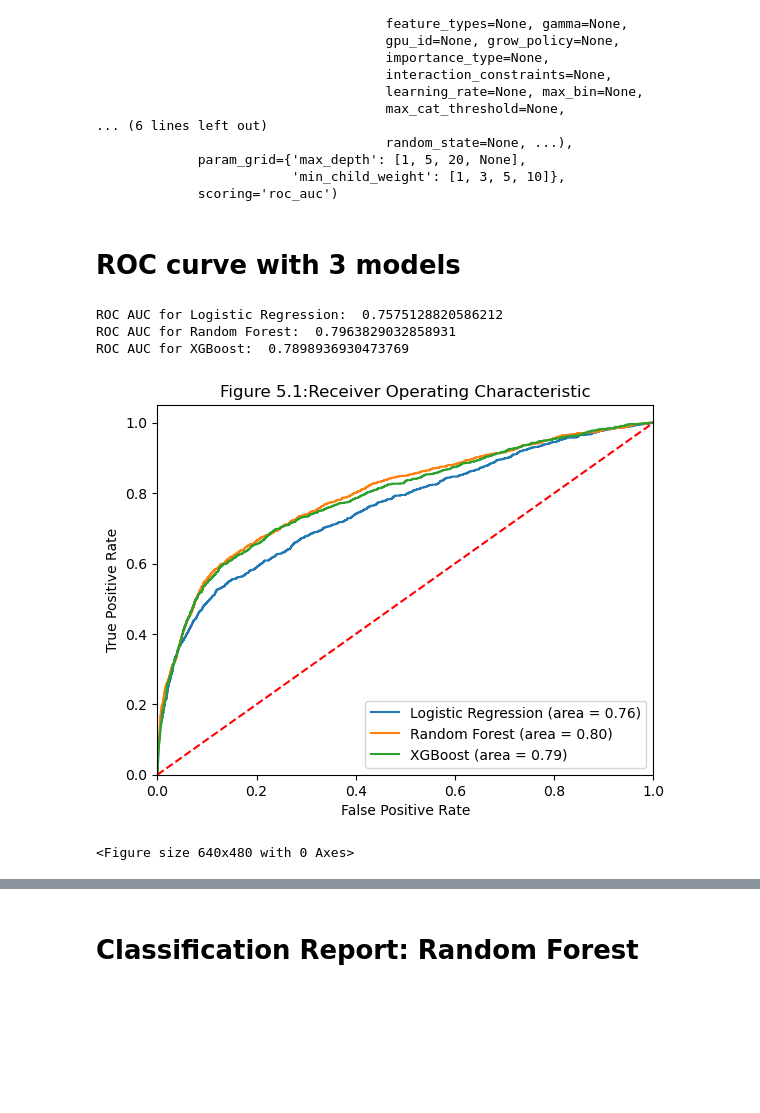
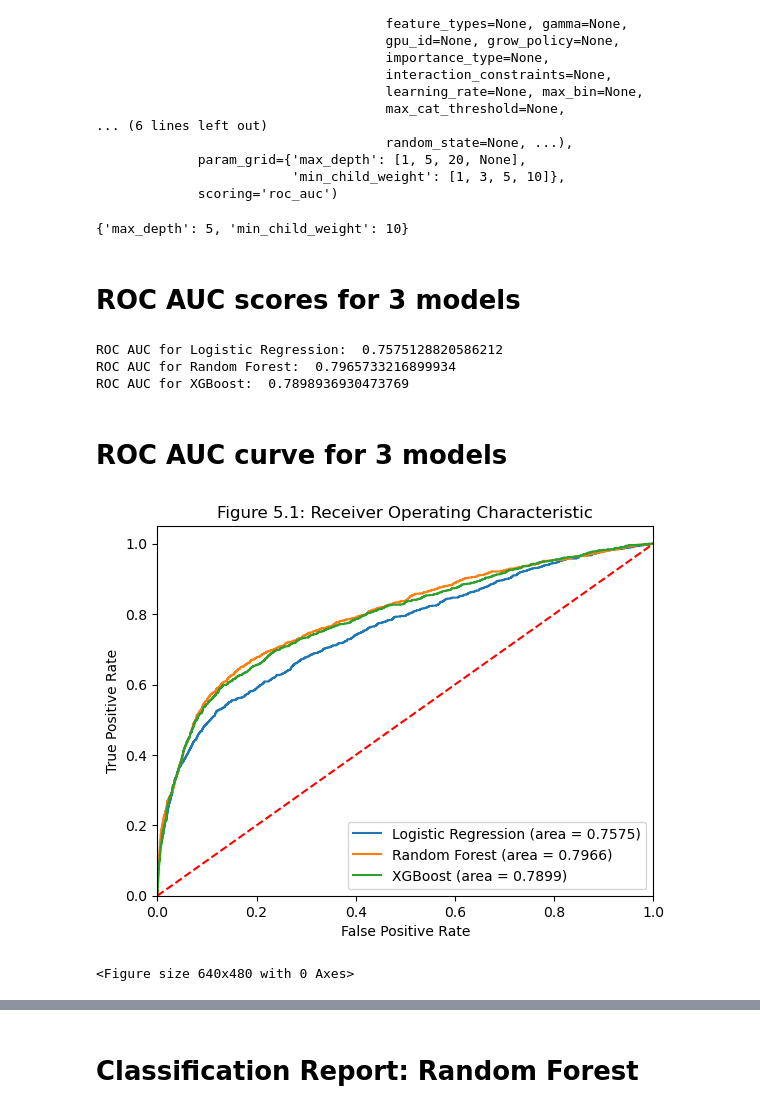
Before and after one commit to gulnar77/Capstone-Predictive-Insights-from-Portuguese-Bank-Marketing-Data, a Jupyter notebook: Modeling.ipynb, the cells around one changed output, grey strips where cells are left out. Cells and saved outputs as stored; diff of their text form; code cells hidden in the pictures; blank space fills up the shorter version.

```diff
--- a/Modeling.ipynb
+++ b/Modeling.ipynb
@@ -43,8 +43,6 @@ GridSearchCV(estimator=LogisticRegression(),
              param_grid={'C': [0.001, 0.01, 0.1, 1, 10], 'max_iter': [1000],
                          'penalty': ['l1', 'l2'], 'solver': ['liblinear']},
              scoring='roc_auc')
-# %%
-model1_preds = gs.fit(X_train, y_train)
 # %%
 gs.best_estimator_
 # %% [output]
@@ -106,6 +82,4 @@ GridSearchCV(estimator=RandomForestClassifier(),
                          'max_features': ['sqrt', 0.1, 0.5],
                          'n_estimators': [50, 100, 250]},
              scoring='roc_auc')
-# %%
- model2_preds = gs_rf.fit(X_train, y_train)
 # %%
@@ -153,62 +130,68 @@ GridSearchCV(estimator=XGBClassifier(base_score=None, booster=None,
                          'min_child_weight': [1, 3, 5, 10]},
              scoring='roc_auc')
 # %%
-model3_preds = gs_xgb.fit(X_train, y_train)
+# best parameters recommended by GridSearchCV
+xgb_best_params = gs_xgb.best_params_
+print(xgb_best_params)
+# %% [output]
+{'max_depth': 5, 'min_child_weight': 10}
 # %% [markdown]
-# ROC curve with 3 models
+# ROC AUC scores for 3 models
 # %%
 from sklearn.metrics import roc_auc_score
 
 # y_test = true labels of the test dataset
 
 # For Logistic Regression
-lr_predictions = gs.predict_proba(X_test)[:, 1]
-lr_roc_auc = roc_auc_score(y_test, lr_predictions)
+lr_predictions = gs.predict_proba(X_test)[:, 1] # Predicted probabilities for class 1
+lr_roc_auc = roc_auc_score(y_test, lr_predictions) # Calculate ROC AUC
 print("ROC AUC for Logistic Regression: ", lr_roc_auc)
 
 # For Random Forest
-rf_predictions = gs_rf.predict_proba(X_test)[:, 1]
-rf_roc_auc = roc_auc_score(y_test, rf_predictions)
+rf_predictions = gs_rf.predict_proba(X_test)[:, 1] # Predicted probabilities for class 1
+rf_roc_auc = roc_auc_score(y_test, rf_predictions) # Calculate ROC AUC
 print("ROC AUC for Random Forest: ", rf_roc_auc)
 
 # For XGBoost
-xgb_predictions = gs_xgb.predict_proba(X_test)[:, 1]
-xgb_roc_auc = roc_auc_score(y_test, xgb_predictions)
+xgb_predictions = gs_xgb.predict_proba(X_test)[:, 1] # Predicted probabilities for class 1
+xgb_roc_auc = roc_auc_score(y_test, xgb_predictions) # Calculate ROC AUC
 print("ROC AUC for XGBoost: ", xgb_roc_auc)
 # %% [output]
 ROC AUC for Logistic Regression:  0.7575128820586212
-ROC AUC for Random Forest:  0.7963829032858931
+ROC AUC for Random Forest:  0.7965733216899934
 ROC AUC for XGBoost:  0.7898936930473769
+# %% [markdown]
+# ROC AUC curve for 3 models
 # %%
 from sklearn.metrics import roc_curve
 import matplotlib.pyplot as plt
 
 # For Logistic Regression
 fpr, tpr, _ = roc_curve(y_test, lr_predictions)
-plt.plot(fpr, tpr, label='Logistic Regression (area = %0.2f)' % lr_roc_auc)
+plt.plot(fpr, tpr, label='Logistic Regression (area = %0.4f)' % lr_roc_auc)
 
 # For Random Forest
 fpr, tpr, _ = roc_curve(y_test, rf_predictions)
-plt.plot(fpr, tpr, label='Random Forest (area = %0.2f)' % rf_roc_auc)
+plt.plot(fpr, tpr, label='Random Forest (area = %0.4f)' % rf_roc_auc)
 
 # For XGBoost
 fpr, tpr, _ = roc_curve(y_test, xgb_predictions)
-plt.plot(fpr, tpr, label='XGBoost (area = %0.2f)' % xgb_roc_auc)
+plt.plot(fpr, tpr, label='XGBoost (area = %0.4f)' % xgb_roc_auc)
 
 # Plotting ROC for all models
 plt.plot([0, 1], [0, 1],'r--')
 plt.xlim([0.0, 1.0])
 plt.ylim([0.0, 1.05])
 plt.xlabel('False Positive Rate')
 plt.ylabel('True Positive Rate')
-plt.title('Figure 5.1:Receiver Operating Characteristic')
+plt.title('Figure 5.1: Receiver Operating Characteristic')
 plt.legend(loc="lower right")
 plt.show()
 
-# Save the plot as PNG
+# Save the plot
 plt.savefig('ROC_curve.png')
 # %% [output]
-[figure, old version]
+[figure, new version]
 <Figure size 640x480 with 0 Axes>
 # %% [markdown]
 # Threshold vs. Profitability curve
```
Also changed, not shown: parts of 22 cells of this notebook.
